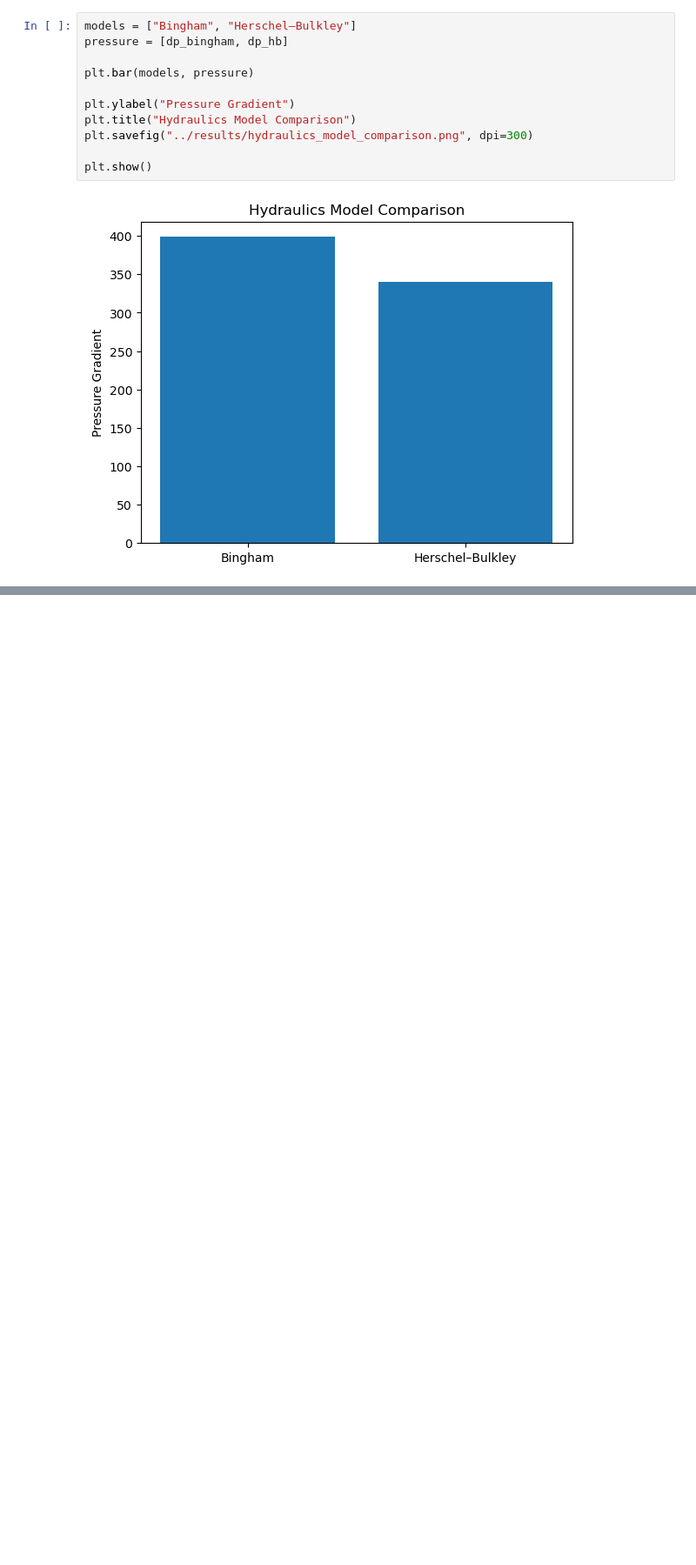
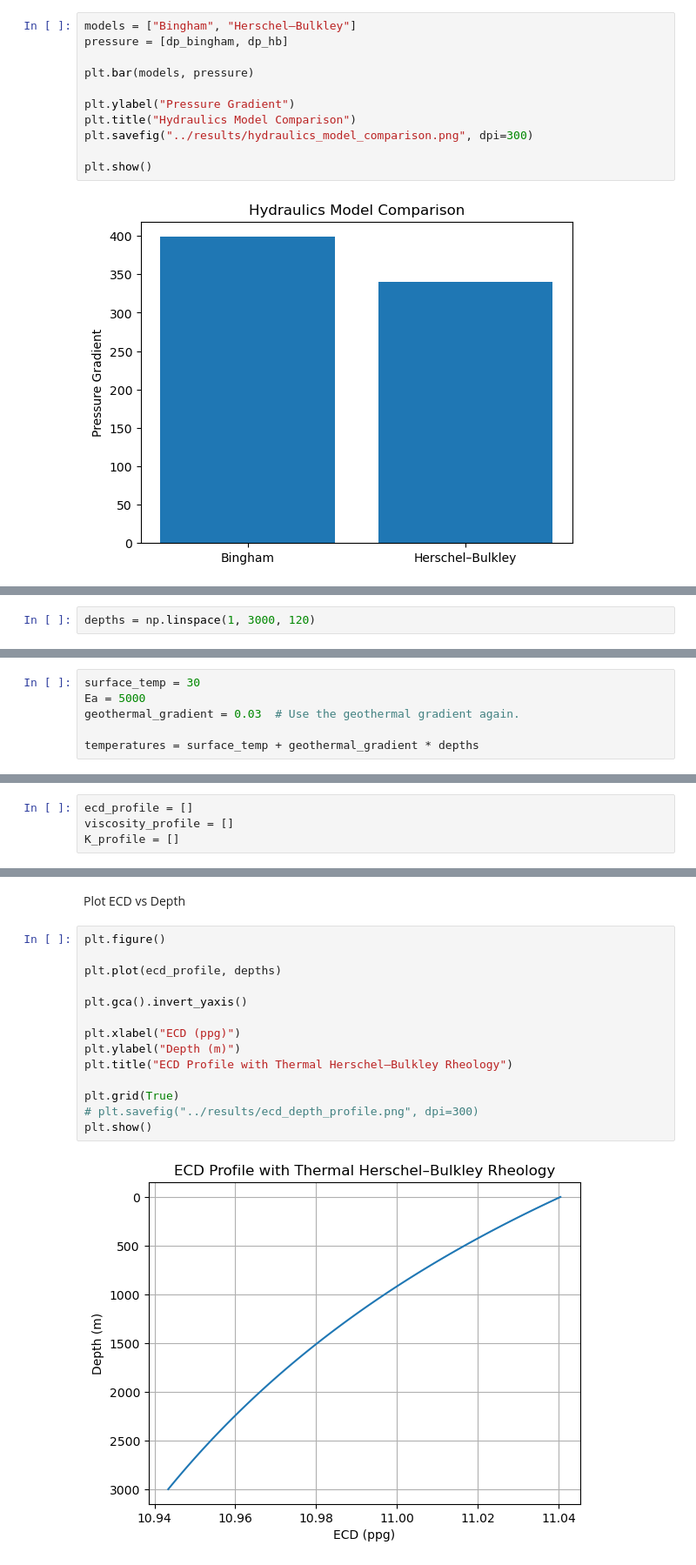
Before and after one commit to Bobi3828/drilling-analytics-engine, a Jupyter notebook: week_03_herschel_bulkley/notebooks/herschel_bulkley_analysis.ipynb, the cells around one changed output, grey strips where cells are left out. Shown at 87% size. Drawn from its saved outputs; the diff is of its cells as text; blank space fills up the shorter version.

Commit message:
Week 3 Day 5: Depth-based ECD simulation using thermal Herschel–Bulkley model

```diff
--- a/week_03_herschel_bulkley/notebooks/herschel_bulkley_analysis.ipynb
+++ b/week_03_herschel_bulkley/notebooks/herschel_bulkley_analysis.ipynb
@@ -380,0 +383,2 @@ plt.show()
+# %%
+depths = np.linspace(1, 3000, 120)
@@ -380,0 +387,6 @@ plt.show()
+# %%
+surface_temp = 30
+Ea = 5000
+geothermal_gradient = 0.03  # Use the geothermal gradient again.
+
+temperatures = surface_temp + geothermal_gradient * depths
@@ -380,0 +395,4 @@ plt.show()
+# %%
+ecd_profile = []
+viscosity_profile = []
+K_profile = []
@@ -380,0 +458,18 @@ plt.show()
+# %% [markdown]
+Plot ECD vs Depth
+# %%
+plt.figure()
+
+plt.plot(ecd_profile, depths)
+
+plt.gca().invert_yaxis()
+
+plt.xlabel("ECD (ppg)")
+plt.ylabel("Depth (m)")
+plt.title("ECD Profile with Thermal Herschel–Bulkley Rheology")
+
+plt.grid(True)
+# plt.savefig("../results/ecd_depth_profile.png", dpi=300)
+plt.show()
+# %% [output]
+[figure, added]
```
Also changed, not shown: parts of 11 cells of this notebook, 2 other files.
